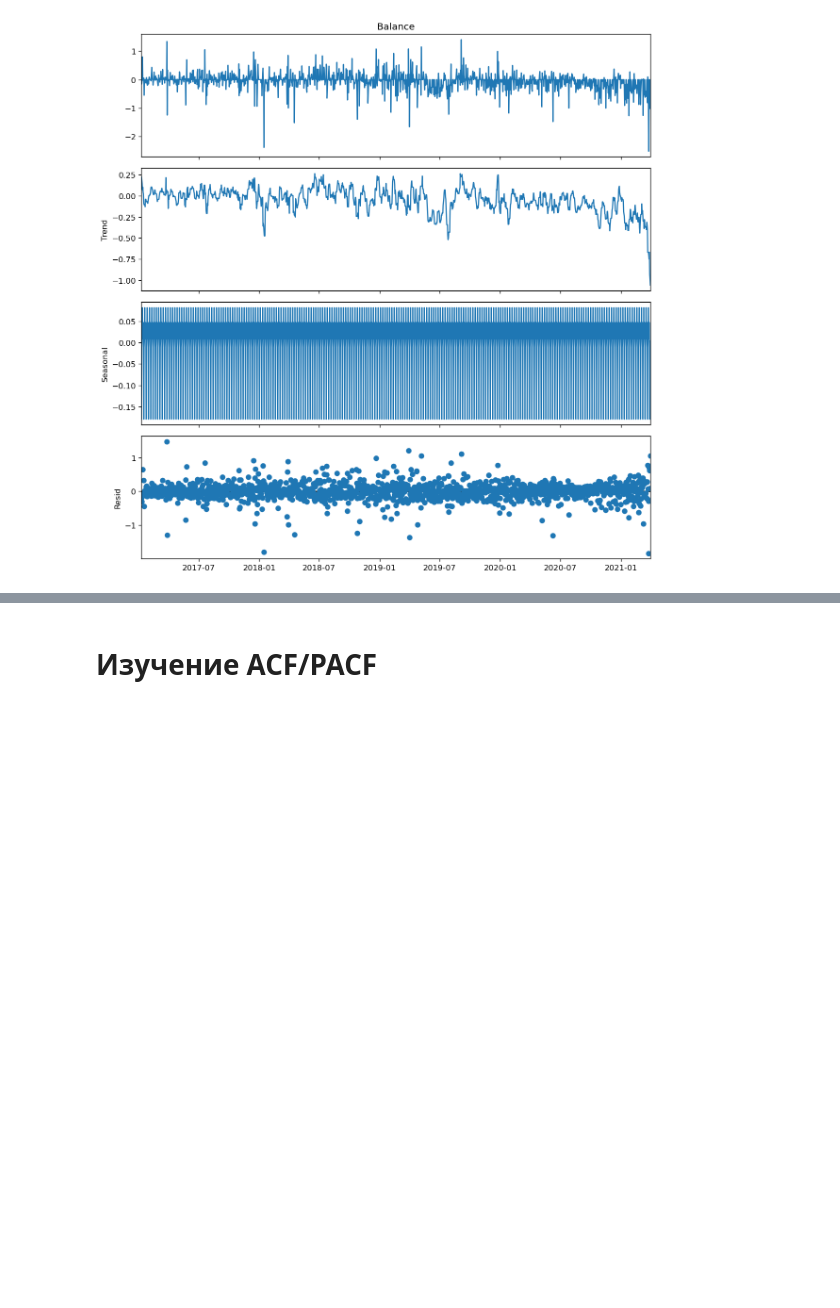
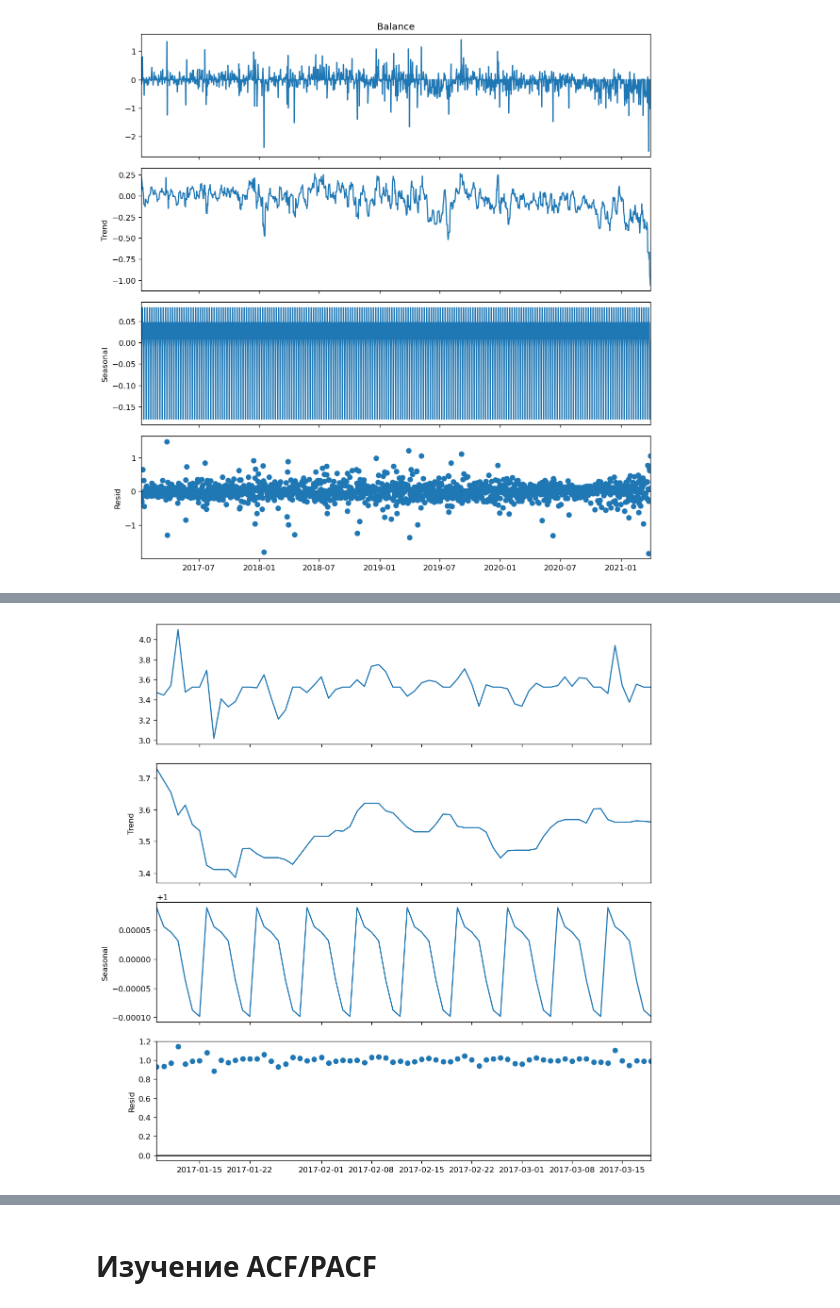
Before and after one commit to xCthulhuFtagn/Time_series_project, a Jupyter notebook: baseline.ipynb, the cells around one changed output, grey strips where cells are left out. Cells and saved outputs as stored; diff of their text form; code cells hidden in the pictures; blank space fills up the shorter version.

```diff
--- a/baseline.ipynb
+++ b/baseline.ipynb
@@ -116,0 +132,11 @@ plt.show()
+# %%
+result_add.seasonal
+
+result_add = seasonal_decompose(df.posBalance[:70] / result_add.seasonal, model='multiplicative', extrapolate_trend='freq')
+
+# Plot
+plt.rcParams.update({'figure.figsize': (10,10)})
+result_add.plot()
+plt.show()
+# %% [output]
+[figure, added]
```
Also changed, not shown: parts of 18 cells of this notebook.
